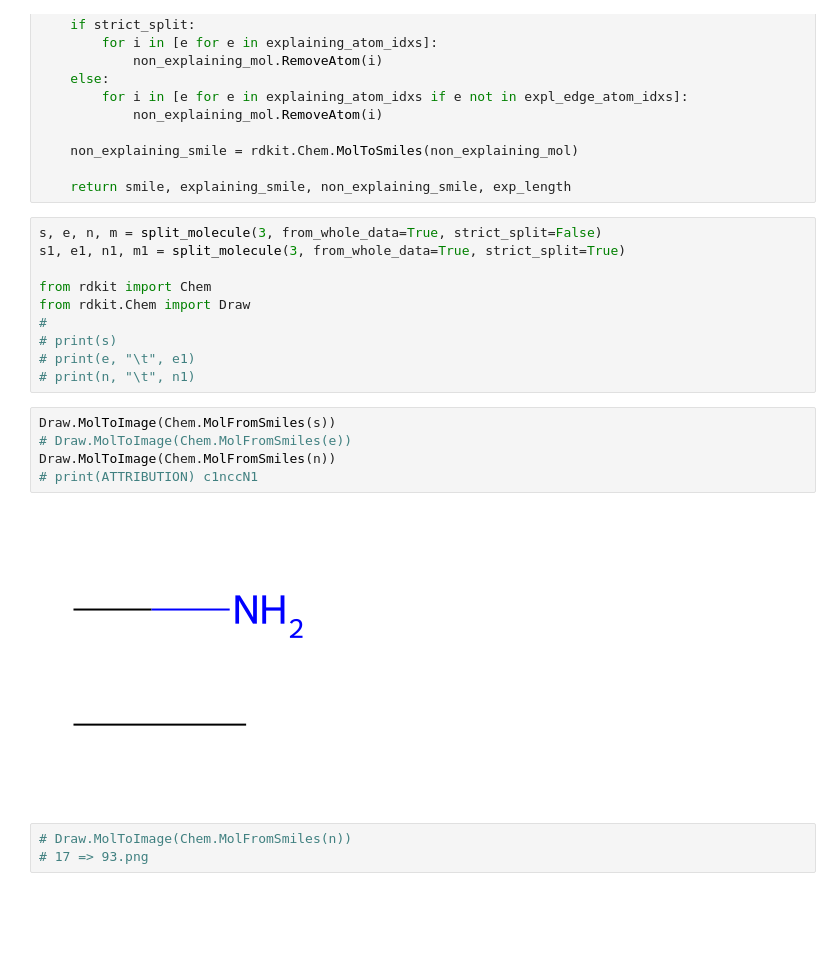
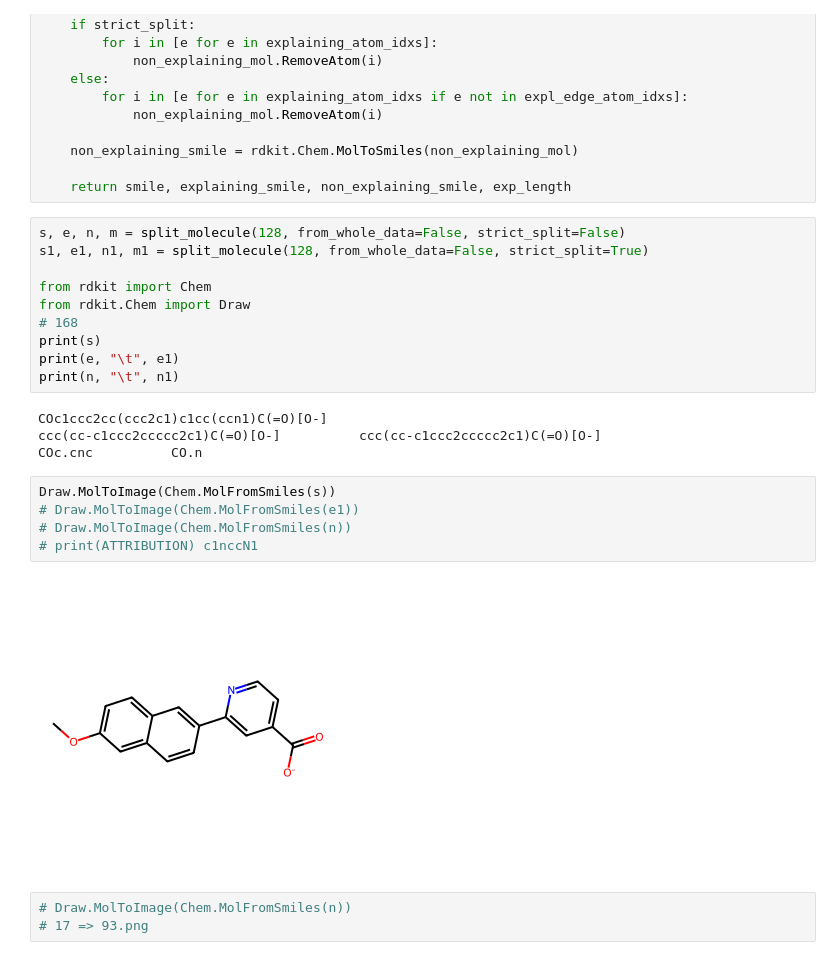
Before and after one commit to helipajari/mpp-comp-suff, a Jupyter notebook: Examples/Comprehensiveness_Sufficiency.ipynb, the cells around one changed output. Cells and saved outputs as stored; diff of their text form; blank space fills up the shorter version.

```diff
--- a/Examples/Comprehensiveness_Sufficiency.ipynb
+++ b/Examples/Comprehensiveness_Sufficiency.ipynb
@@ -371,22 +378,26 @@ def split_molecule(mol_idx:int, explainer='IG', threshold=1e-4, from_whole_data=
 
     return smile, explaining_smile, non_explaining_smile, exp_length
 # %%
-s, e, n, m = split_molecule(3, from_whole_data=True, strict_split=False)
-s1, e1, n1, m1 = split_molecule(3, from_whole_data=True, strict_split=True)
+s, e, n, m = split_molecule(128, from_whole_data=False, strict_split=False)
+s1, e1, n1, m1 = split_molecule(128, from_whole_data=False, strict_split=True)
 
 from rdkit import Chem
 from rdkit.Chem import Draw
-#
-# print(s)
-# print(e, "\t", e1)
-# print(n, "\t", n1)
+# 168
+print(s)
+print(e, "\t", e1)
+print(n, "\t", n1)
+# %% [output]
+COc1ccc2cc(ccc2c1)c1cc(ccn1)C(=O)[O-]
+ccc(cc-c1ccc2ccccc2c1)C(=O)[O-]          ccc(cc-c1ccc2ccccc2c1)C(=O)[O-]
+COc.cnc          CO.n
 # %%
 Draw.MolToImage(Chem.MolFromSmiles(s))
-# Draw.MolToImage(Chem.MolFromSmiles(e))
-Draw.MolToImage(Chem.MolFromSmiles(n))
+# Draw.MolToImage(Chem.MolFromSmiles(e1))
+# Draw.MolToImage(Chem.MolFromSmiles(n))
 # print(ATTRIBUTION) c1nccN1
 # %% [output]
-[figure, old version]
+[figure, new version]
 # %%
 # Draw.MolToImage(Chem.MolFromSmiles(n))
 # 17 => 93.png
```
Also changed, not shown: parts of 21 cells of this notebook, 6 other files.
